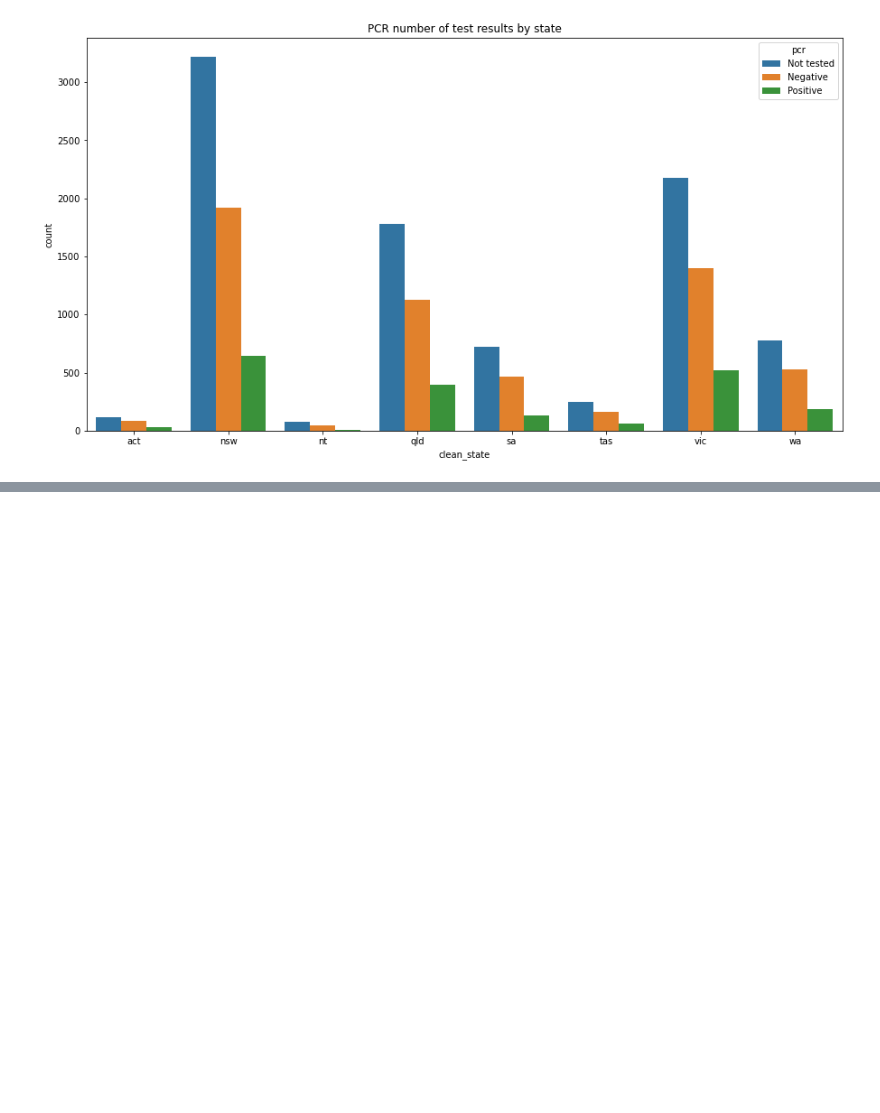
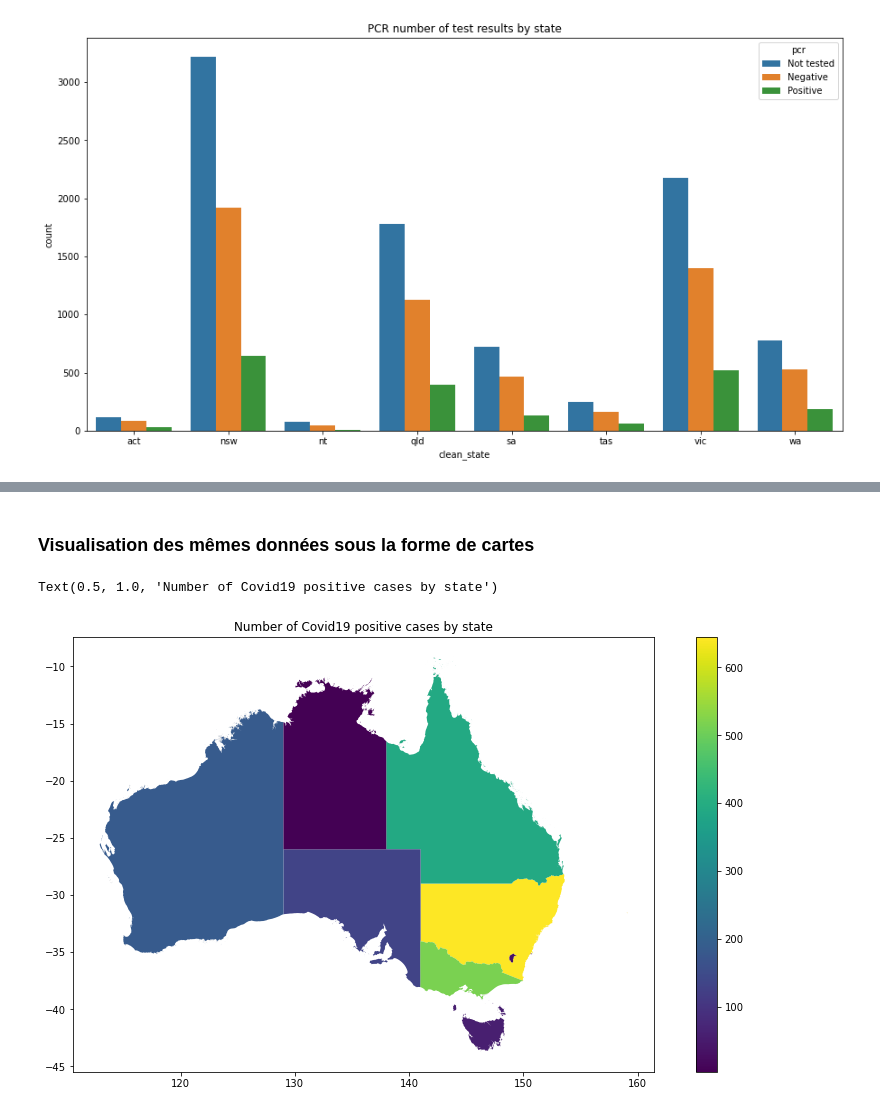
Before and after one commit to clmbst/inria_aphp, a Jupyter notebook: data_viz.ipynb, the cells around one changed output, grey strips where cells are left out. Cells and saved outputs as stored; diff of their text form; code cells hidden in the pictures; blank space fills up the shorter version.

```diff
--- a/data_viz.ipynb
+++ b/data_viz.ipynb
@@ -32,3 +33,8 @@ australia_state
+# %%
+## Load map data for map plotting
+state_map = geopandas.read_file('Data/state_shapefiles/States Map.shp') # source https://www.arcgis.com/home/item.html?id=66e2eac498084e218dee3a8a7f625f5f
+state_map['clean_state'] = state_map.ISO_SUB.str.lower() ## create a formatted state name column which uses same standard as our clean dataset.
+postcode_map = geopandas.read_file('Data/postcode_shapefiles/aus_poas.shp') # source https://github.com/edifierxuhao/Sydney_Airbnb_Exploration
 # %%
 clean_df.head()
 # %% [output]
@@ -143,0 +150,4 @@ Le taux de positivité est significativement plus bas en "Nother territory" (a n
+# %%
+# Compute the proportion of population infected by stage
+positivity_rate = positivity_rate.merge(australia_state_population, on='clean_state')
+positivity_rate['pourc_infected'] = positivity_rate.Positive/positivity_rate.state_population * 1000000
@@ -143,0 +166,9 @@ Le taux de positivité est significativement plus bas en "Nother territory" (a n
+# %% [markdown]
+### Visualisation des mêmes données sous la forme de cartes
+# %%
+state_map_merged = state_map.merge(positivity_rate, on='clean_state')
+state_map_merged.plot(column='Positive', legend=True)
+plt.title("Number of Covid19 positive cases by state")
+# %% [output]
+Text(0.5, 1.0, 'Number of Covid19 positive cases by state')
+[figure, added]
```
Also changed, not shown: parts of 13 cells of this notebook, 19 other files.
